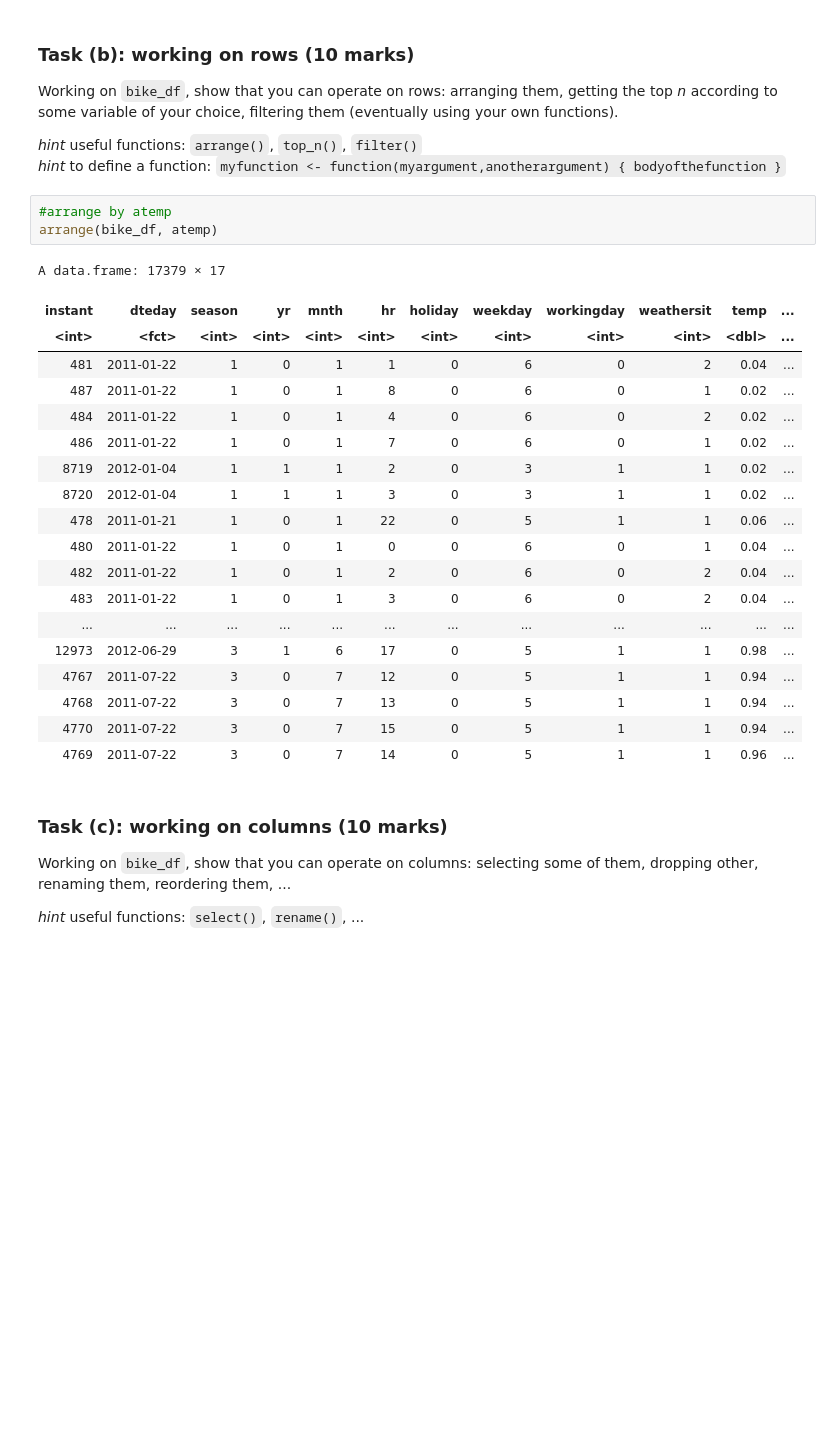
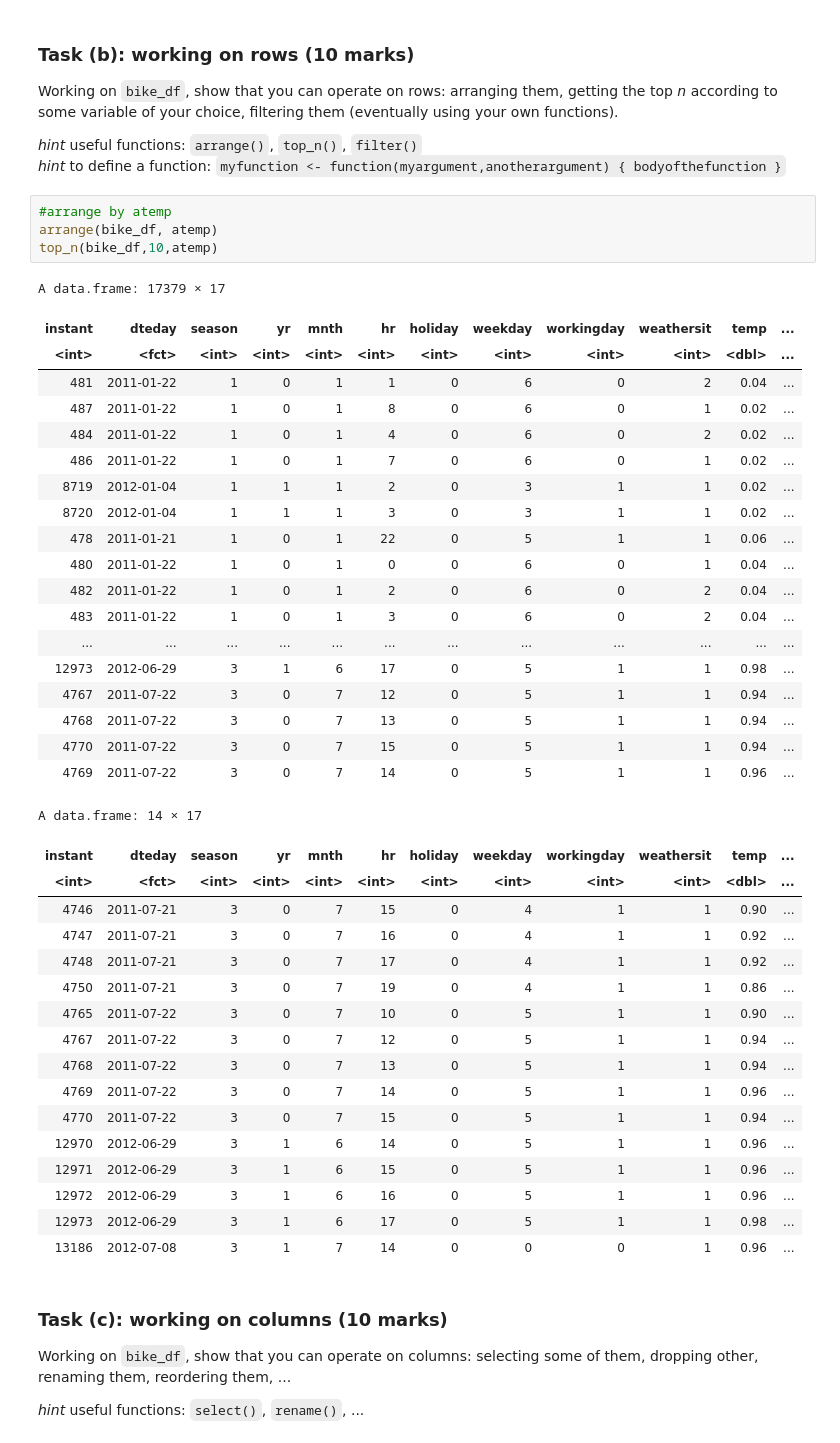
Before and after one commit to blackhakx/Data-Wrangling, a Jupyter notebook: DATA422_Assignment1_R.ipynb, the cells around one changed output. Saved outputs shown, nothing was run; the diff lists cells and outputs as text; blank space fills up the shorter version.

```diff
--- a/DATA422_Assignment1_R.ipynb
+++ b/DATA422_Assignment1_R.ipynb
@@ -172,26 +187,44 @@ _hint_ to define a function: `myfunction <- function(myargument,anotherargument)
 # %%
 #arrange by atemp
 arrange(bike_df, atemp)
+top_n(bike_df,10,atemp)
 # %% [output]
 A data.frame: 17379 × 17
 | instant | dteday | season | yr | mnth | hr | holiday | weekday | workingday | weathersit | temp | ... |
 | <int> | <fct> | <int> | <int> | <int> | <int> | <int> | <int> | <int> | <int> | <dbl> | ... |
 | 481 | 2011-01-22 | 1 | 0 | 1 | 1 | 0 | 6 | 0 | 2 | 0.04 | ... |
 | 487 | 2011-01-22 | 1 | 0 | 1 | 8 | 0 | 6 | 0 | 1 | 0.02 | ... |
 | 484 | 2011-01-22 | 1 | 0 | 1 | 4 | 0 | 6 | 0 | 2 | 0.02 | ... |
 | 486 | 2011-01-22 | 1 | 0 | 1 | 7 | 0 | 6 | 0 | 1 | 0.02 | ... |
 | 8719 | 2012-01-04 | 1 | 1 | 1 | 2 | 0 | 3 | 1 | 1 | 0.02 | ... |
 | 8720 | 2012-01-04 | 1 | 1 | 1 | 3 | 0 | 3 | 1 | 1 | 0.02 | ... |
 | 478 | 2011-01-21 | 1 | 0 | 1 | 22 | 0 | 5 | 1 | 1 | 0.06 | ... |
 | 480 | 2011-01-22 | 1 | 0 | 1 | 0 | 0 | 6 | 0 | 1 | 0.04 | ... |
 | 482 | 2011-01-22 | 1 | 0 | 1 | 2 | 0 | 6 | 0 | 2 | 0.04 | ... |
 | 483 | 2011-01-22 | 1 | 0 | 1 | 3 | 0 | 6 | 0 | 2 | 0.04 | ... |
 | ... | ... | ... | ... | ... | ... | ... | ... | ... | ... | ... | ... |
 | 12973 | 2012-06-29 | 3 | 1 | 6 | 17 | 0 | 5 | 1 | 1 | 0.98 | ... |
 | 4767 | 2011-07-22 | 3 | 0 | 7 | 12 | 0 | 5 | 1 | 1 | 0.94 | ... |
 | 4768 | 2011-07-22 | 3 | 0 | 7 | 13 | 0 | 5 | 1 | 1 | 0.94 | ... |
 | 4770 | 2011-07-22 | 3 | 0 | 7 | 15 | 0 | 5 | 1 | 1 | 0.94 | ... |
 | 4769 | 2011-07-22 | 3 | 0 | 7 | 14 | 0 | 5 | 1 | 1 | 0.96 | ... |
+A data.frame: 14 × 17
+| instant | dteday | season | yr | mnth | hr | holiday | weekday | workingday | weathersit | temp | ... |
+| <int> | <fct> | <int> | <int> | <int> | <int> | <int> | <int> | <int> | <int> | <dbl> | ... |
+| 4746 | 2011-07-21 | 3 | 0 | 7 | 15 | 0 | 4 | 1 | 1 | 0.90 | ... |
+| 4747 | 2011-07-21 | 3 | 0 | 7 | 16 | 0 | 4 | 1 | 1 | 0.92 | ... |
+| 4748 | 2011-07-21 | 3 | 0 | 7 | 17 | 0 | 4 | 1 | 1 | 0.92 | ... |
+| 4750 | 2011-07-21 | 3 | 0 | 7 | 19 | 0 | 4 | 1 | 1 | 0.86 | ... |
+| 4765 | 2011-07-22 | 3 | 0 | 7 | 10 | 0 | 5 | 1 | 1 | 0.90 | ... |
+| 4767 | 2011-07-22 | 3 | 0 | 7 | 12 | 0 | 5 | 1 | 1 | 0.94 | ... |
+| 4768 | 2011-07-22 | 3 | 0 | 7 | 13 | 0 | 5 | 1 | 1 | 0.94 | ... |
+| 4769 | 2011-07-22 | 3 | 0 | 7 | 14 | 0 | 5 | 1 | 1 | 0.96 | ... |
+| 4770 | 2011-07-22 | 3 | 0 | 7 | 15 | 0 | 5 | 1 | 1 | 0.94 | ... |
+| 12970 | 2012-06-29 | 3 | 1 | 6 | 14 | 0 | 5 | 1 | 1 | 0.96 | ... |
+| 12971 | 2012-06-29 | 3 | 1 | 6 | 15 | 0 | 5 | 1 | 1 | 0.96 | ... |
+| 12972 | 2012-06-29 | 3 | 1 | 6 | 16 | 0 | 5 | 1 | 1 | 0.96 | ... |
+| 12973 | 2012-06-29 | 3 | 1 | 6 | 17 | 0 | 5 | 1 | 1 | 0.98 | ... |
+| 13186 | 2012-07-08 | 3 | 1 | 7 | 14 | 0 | 0 | 0 | 1 | 0.96 | ... |
 # %% [markdown]
 ### Task (c): working on columns (10 marks)
 
```
Also changed, not shown: parts of 2 cells of this notebook.
